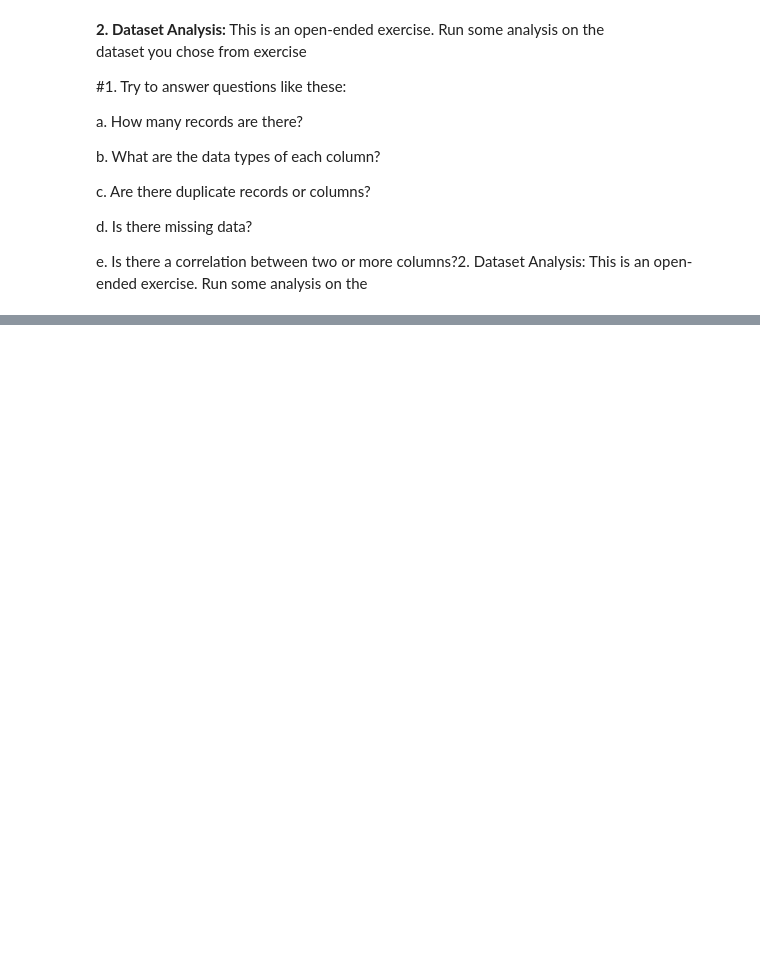
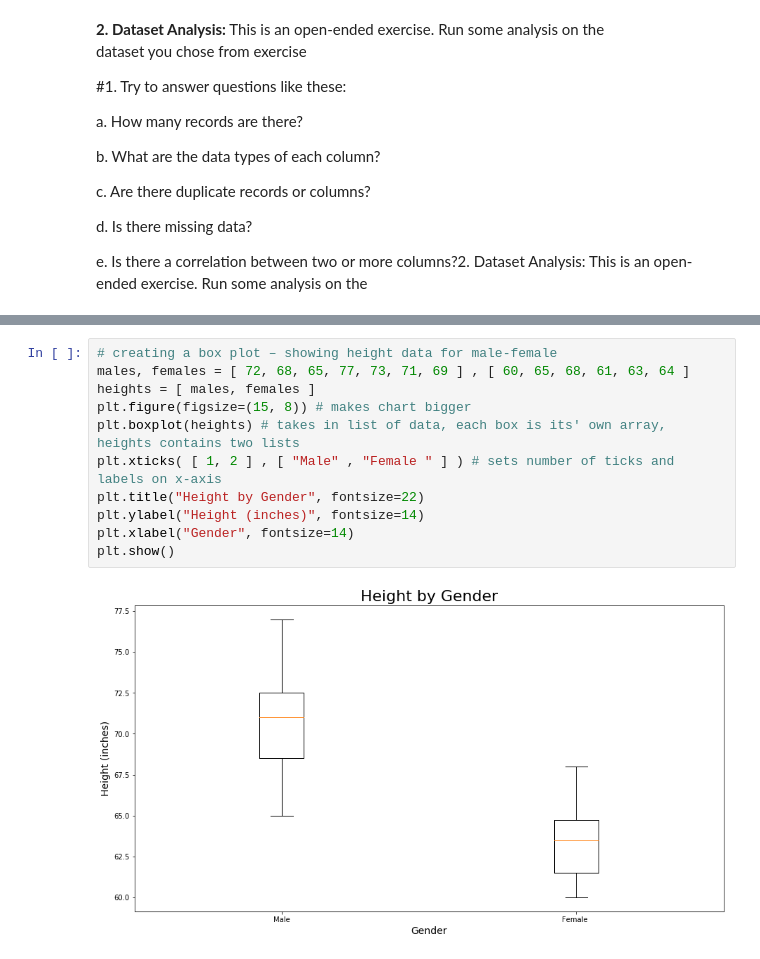
Before and after one commit to python-bootcamp-organization/Python-Bootcamp-101, a Jupyter notebook: Nine_week.ipynb, the cells around one changed output, grey strips where cells are left out. Drawn from its saved outputs; the diff is of its cells as text; blank space fills up the shorter version.

```diff
--- a/Nine_week.ipynb
+++ b/Nine_week.ipynb
@@ -677,0 +764,13 @@ e. Is there a correlation between two or more columns?2. Dataset Analysis: This
+# %%
+# creating a box plot – showing height data for male-female
+males, females = [ 72, 68, 65, 77, 73, 71, 69 ] , [ 60, 65, 68, 61, 63, 64 ]
+heights = [ males, females ]
+plt.figure(figsize=(15, 8)) # makes chart bigger
+plt.boxplot(heights) # takes in list of data, each box is its' own array, heights contains two lists
+plt.xticks( [ 1, 2 ] , [ "Male" , "Female " ] ) # sets number of ticks and labels on x-axis
+plt.title("Height by Gender", fontsize=22)
+plt.ylabel("Height (inches)", fontsize=14)
+plt.xlabel("Gender", fontsize=14)
+plt.show()
+# %% [output]
+[figure, added]
```
Also changed, not shown: parts of 57 cells of this notebook, 2 other files.
